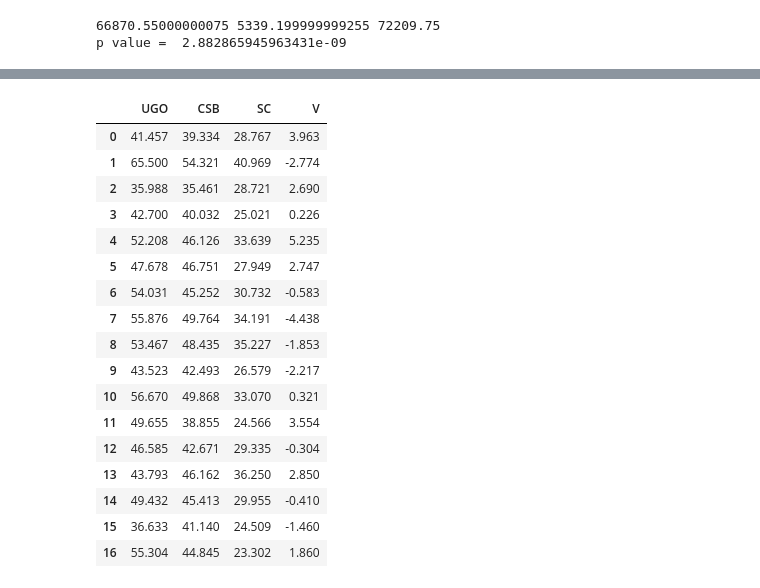
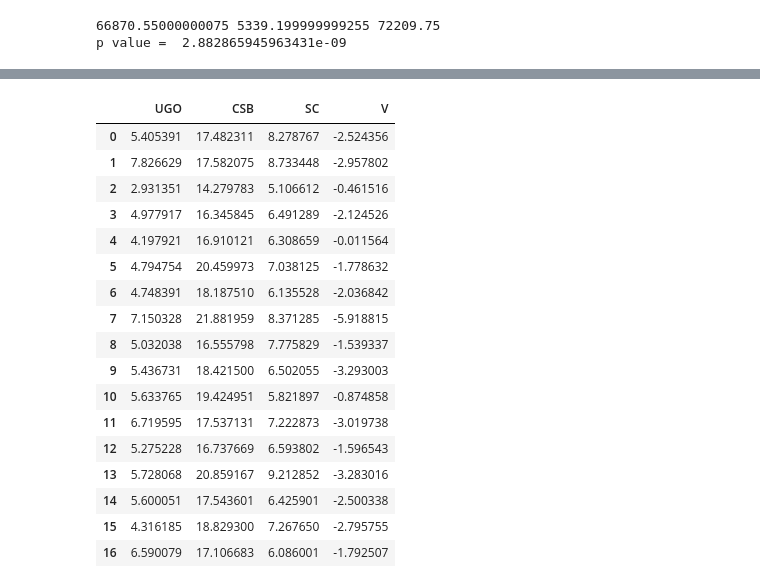
Before and after one commit to andrejkk/UPK, a Jupyter notebook: AKosir_UPK_Lec06_ExperimentalDesignAndImpl_SLO.ipynb, the cells around one changed output, grey strips where cells are left out. Cells and saved outputs as stored; diff of their text form; code cells hidden in the pictures.

```diff
--- a/AKosir_UPK_Lec06_ExperimentalDesignAndImpl_SLO.ipynb
+++ b/AKosir_UPK_Lec06_ExperimentalDesignAndImpl_SLO.ipynb
@@ -1126,6 +1029,19 @@ Dobljene uteži so navedene spodaj. To so uteži, s katerimi pomnožimo odgovore
 <p style="margin-bottom:2cm;"></p>
 <div style="width:100%;text-align:right;font-weight:bold;font-size:1.2em;"> 20 </div>
 <img src="https://raw.githubusercontent.com/andrejkk/ORvTK_SlidesImgs/master/footer_full.jpg">
+# %%
+## Get scores - standard formula
+import numpy as np
+
+# Get factor analysis scores
+def get_FA_scores(X, La):
+
+    C = np.cov(X.T)
+    invC = np.linalg.pinv(C)
+
+    F = X @ invC @ La
+
+    return F
 # %%
 ## Estimate quality of speech interface
 # Naming
@@ -1158,50 +1074,52 @@ qs_weights_df = pd.DataFrame(
     [0.336, 0.758, 0.041, -0.099],
     [0.256, 0.739, 0.316, -0.105],
     [0.127, 0.736, 0.079, -0.214],
     [0.188, 0.726, 0.434, -0.084],
     [0.355, 0.711, -0.054, -0.041],
     [0.271, 0.668, 0.4, -0.156],
     [0.29, 0.648, 0.482, -0.15],
     [0.26, 0.599, 0.447, -0.163],
     [0.096, 0.139, 0.808, -0.054],
     [0.164, 0.242, 0.797, -0.14],
     [0.127, 0.238, 0.658, -0.045],
     [0.027, -0.004, 0.585, 0.121],
     [-0.139, -0.161, -0.036, 0.73],
     [-0.185, 0.084, -0.084, 0.706],
     [0.075, -0.199, 0.011, 0.701],
     [-0.223, -0.431, 0.029, 0.655]])
 
 
 
 
 # Selectors
 post_qs_inds = list(range(11,36))
 data_qs_df = data_df.iloc[:, post_qs_inds]
 
 
 # Estimate latent variables
-speech_quality_est = data_qs_df.dot(np.array(qs_weights_df))
+La = np.array(qs_weights_df)
+X = np.array(data_qs_df)
+speech_quality_est_np = get_FA_scores(X, La)
 
-speech_quality_est.columns = ['UGO', 'CSB', 'SC', 'V']
+speech_quality_est_df = pd.DataFrame(speech_quality_est_np, columns = ['UGO', 'CSB', 'SC', 'V'])
 
-speech_quality_est
+speech_quality_est_df
 # %% [output]
 |  | UGO | CSB | SC | V |
-| 0 | 41.457 | 39.334 | 28.767 | 3.963 |
-| 1 | 65.500 | 54.321 | 40.969 | -2.774 |
-| 2 | 35.988 | 35.461 | 28.721 | 2.690 |
-| 3 | 42.700 | 40.032 | 25.021 | 0.226 |
-| 4 | 52.208 | 46.126 | 33.639 | 5.235 |
-| 5 | 47.678 | 46.751 | 27.949 | 2.747 |
-| 6 | 54.031 | 45.252 | 30.732 | -0.583 |
-| 7 | 55.876 | 49.764 | 34.191 | -4.438 |
-| 8 | 53.467 | 48.435 | 35.227 | -1.853 |
-| 9 | 43.523 | 42.493 | 26.579 | -2.217 |
-| 10 | 56.670 | 49.868 | 33.070 | 0.321 |
-| 11 | 49.655 | 38.855 | 24.566 | 3.554 |
-| 12 | 46.585 | 42.671 | 29.335 | -0.304 |
-| 13 | 43.793 | 46.162 | 36.250 | 2.850 |
-| 14 | 49.432 | 45.413 | 29.955 | -0.410 |
-| 15 | 36.633 | 41.140 | 24.509 | -1.460 |
-| 16 | 55.304 | 44.845 | 23.302 | 1.860 |
+| 0 | 5.405391 | 17.482311 | 8.278767 | -2.524356 |
+| 1 | 7.826629 | 17.582075 | 8.733448 | -2.957802 |
+| 2 | 2.931351 | 14.279783 | 5.106612 | -0.461516 |
+| 3 | 4.977917 | 16.345845 | 6.491289 | -2.124526 |
+| 4 | 4.197921 | 16.910121 | 6.308659 | -0.011564 |
+| 5 | 4.794754 | 20.459973 | 7.038125 | -1.778632 |
+| 6 | 4.748391 | 18.187510 | 6.135528 | -2.036842 |
+| 7 | 7.150328 | 21.881959 | 8.371285 | -5.918815 |
+| 8 | 5.032038 | 16.555798 | 7.775829 | -1.539337 |
+| 9 | 5.436731 | 18.421500 | 6.502055 | -3.293003 |
+| 10 | 5.633765 | 19.424951 | 5.821897 | -0.874858 |
+| 11 | 6.719595 | 17.537131 | 7.222873 | -3.019738 |
+| 12 | 5.275228 | 16.737669 | 6.593802 | -1.596543 |
+| 13 | 5.728068 | 20.859167 | 9.212852 | -3.283016 |
+| 14 | 5.600051 | 17.543601 | 6.425901 | -2.500338 |
+| 15 | 4.316185 | 18.829300 | 7.267650 | -2.795755 |
+| 16 | 6.590079 | 17.106683 | 6.086001 | -1.792507 |
```
Also changed, not shown: parts of 14 cells of this notebook, 9 other files.
